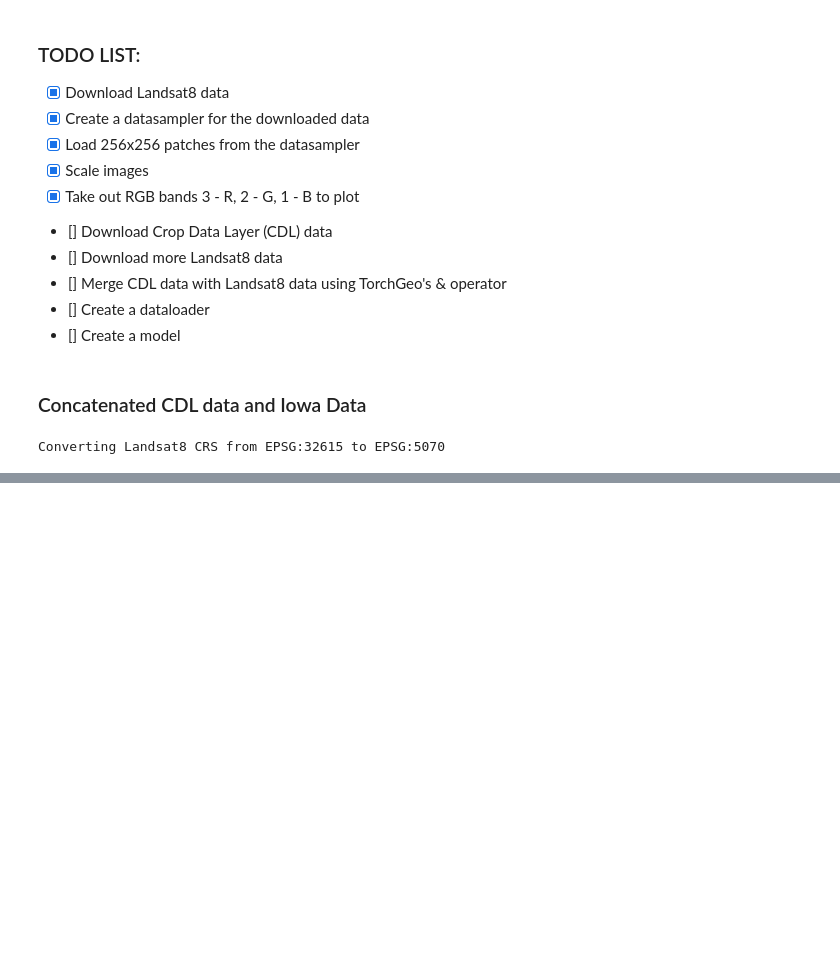
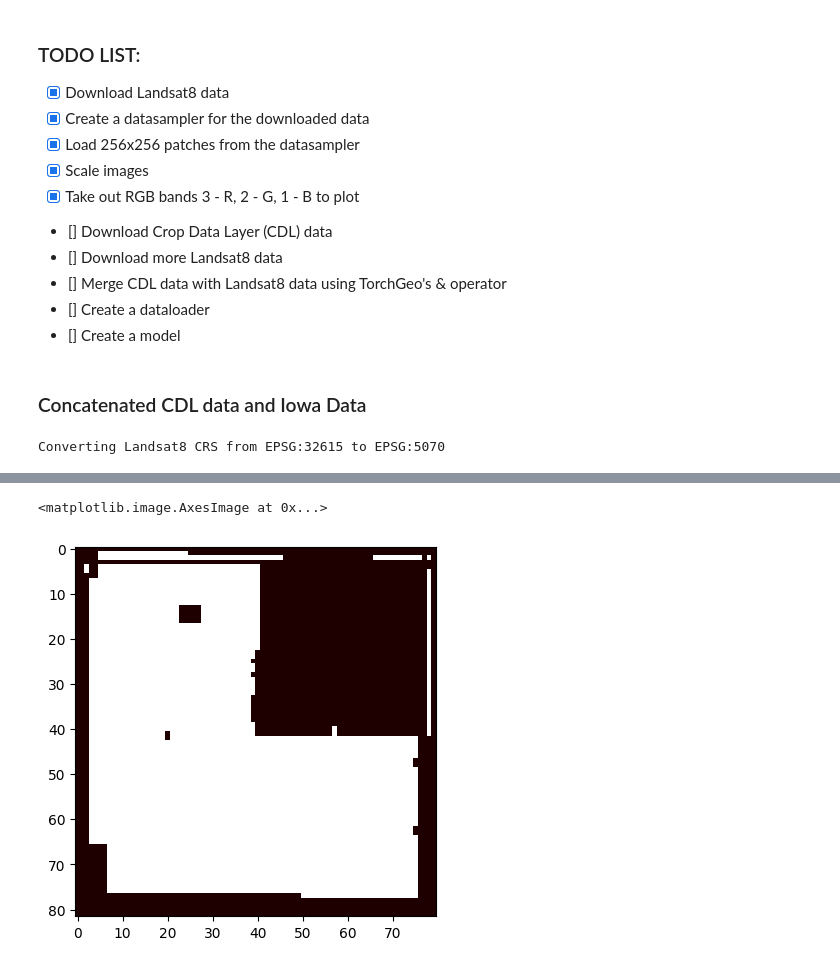
Before and after one commit to SulemanHamdani/Remote-Sensing, a Jupyter notebook: preprocessing.ipynb, the cells around one changed output, grey strips where cells are left out. Saved outputs shown, nothing was run; the diff lists cells and outputs as text; code cells hidden in the pictures; blank space fills up the shorter version.

```diff
--- a/preprocessing.ipynb
+++ b/preprocessing.ipynb
@@ -155,0 +183,7 @@ Clipping input data to the valid range for imshow with RGB data ([0..1] for floa
+# %%
+new = img == 1
+
+plt.imshow(new, cmap='pink')
+# %% [output]
+<matplotlib.image.AxesImage at 0x...>
+[figure, added]
```
Also changed, not shown: parts of 12 cells of this notebook, 8 other files.
